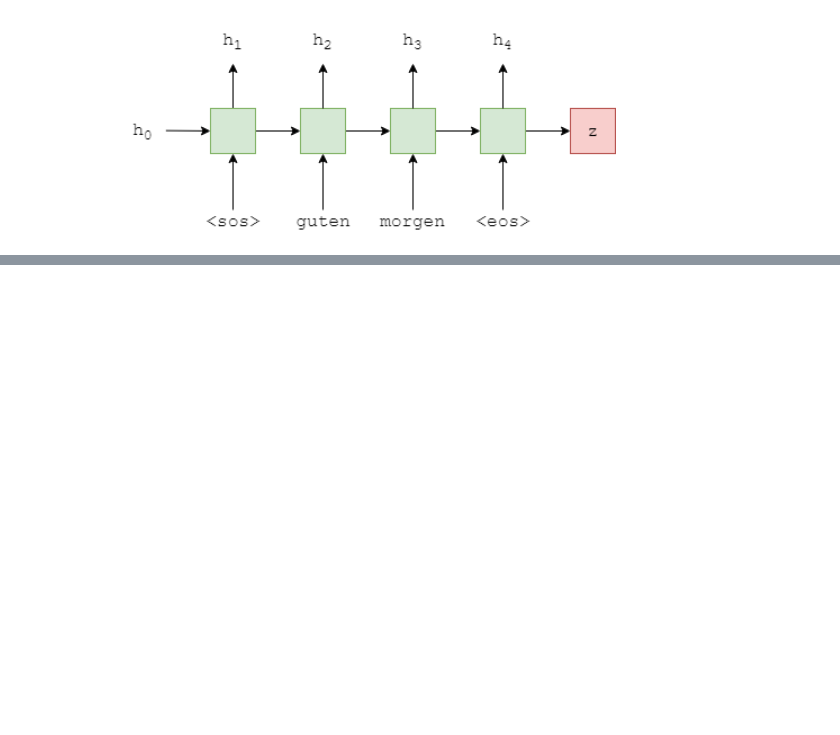
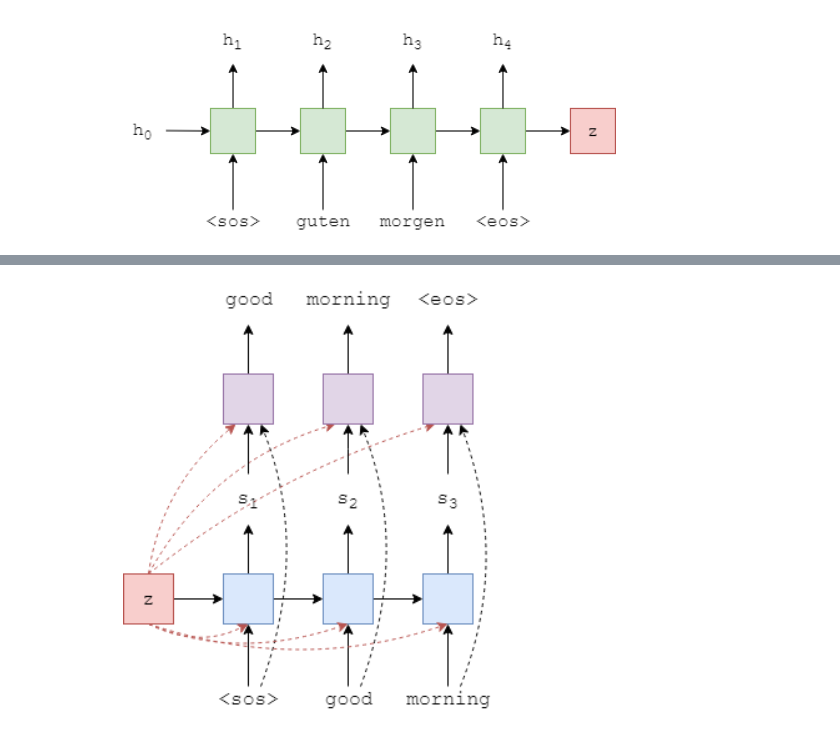
Before and after one commit to statisticallyfit/PythonNeuralNetNLP, a Jupyter notebook: src/NLPstudy/Seq2SeqModel/2_LearningPhrasesUsingRNN.ipynb, the cells around one changed output, grey strips where cells are left out. Saved outputs shown, nothing was run; the diff lists cells and outputs as text; code cells hidden in the pictures; blank space fills up the shorter version.

```diff
--- a/src/NLPstudy/Seq2SeqModel/2_LearningPhrasesUsingRNN.ipynb
+++ b/src/NLPstudy/Seq2SeqModel/2_LearningPhrasesUsingRNN.ipynb
@@ -347,0 +374,4 @@ class Encoder(nn.Module):
+# %%
+Image(filename=pth + "/images/decoderGRU.png")
+# %% [output]
+[figure, added]
```
Also changed, not shown: parts of 12 cells of this notebook, 2 other files.
